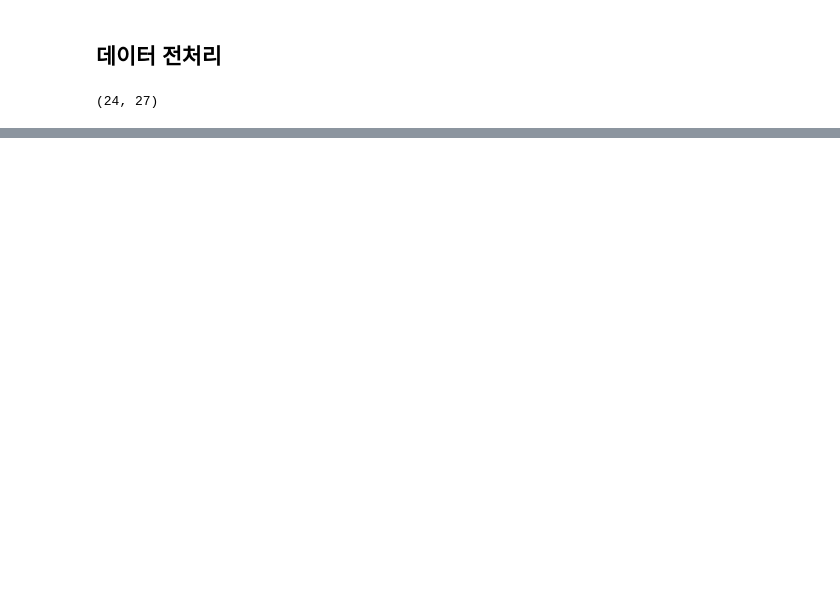
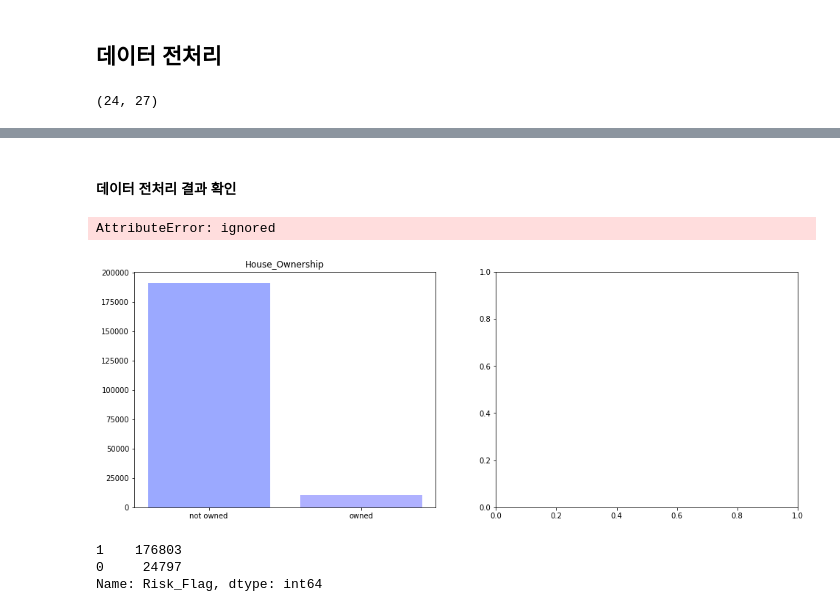
Before and after one commit to hwon-n/section6_project1, a Jupyter notebook: CP1.ipynb, the cells around one changed output, grey strips where cells are left out. Saved outputs shown, nothing was run; the diff lists cells and outputs as text; code cells hidden in the pictures; blank space fills up the shorter version.

```diff
--- a/CP1.ipynb
+++ b/CP1.ipynb
@@ -187,3 +205,5 @@ liberal_arts = ['Economist', 'Financial_Analyst', 'Magistrate', 'Official', 'Che
 len(natural_sciences), len(liberal_arts)
 # %% [output]
 (24, 27)
+# %%
+not_own = ['rented', 'norent_noown']
@@ -189,0 +281,4 @@ len(natural_sciences), len(liberal_arts)
+# %%
+train = feature(train)
+val = feature(val)
+test = feature(test)
@@ -189,0 +300,50 @@ len(natural_sciences), len(liberal_arts)
+# %% [markdown]
+#### 데이터 전처리 결과 확인
+# %%
+prof = train.Profession.value_counts()
+age = train.Age.value_counts()
+exp = train.Experience.value_counts()
+houseP = train.House_Ownership.value_counts()
+region = train.STATE.value_counts()
+job_yrs = train.CURRENT_JOB_YRS.value_counts()
+# %%
+color1 = ['#9ba9ff', '#afb1ff', '#cebeff', '#eccaff']
+color2 = ['#71a5de', '#abc4ff', '#c1d3fe', '#d7e3fc']
+color3 = ['#a5eeaa', '#c4f39d', '#e3f790', '#f3f98a']
+# %%
+plt.figure(figsize = (25, 13))
+
+plt.subplot(2, 3, 1)
+plt.bar(houseP.index, houseP.values, color = color1)
+plt.title('House_Ownership')
+
+plt.subplot(2, 3, 2)
+plt.bar(age.index, age.values, color = color3)
+plt.title('Age')
+
+plt.subplot(2, 3, 3)
+plt.bar(exp.index, exp.values, color = color1)
+plt.title('Experience')
+
+plt.subplot(2, 3, 4)
+plt.bar(prof.index, prof.values, color = color3)
+plt.title('Profession')
+
+plt.subplot(2, 3, 5)
+plt.bar(region.index, region.values, color = color1)
+plt.title('State')
+
+plt.subplot(2, 3, 6)
+plt.bar(job_yrs.index, job_yrs.values, color = color3)
+plt.title('CURRENT JOB YEARS')
+
+plt.show()
+# %% [output]
+AttributeError: ignored
+[figure, added]
+# %%
+train.Risk_Flag.value_counts()
+# %% [output]
+1    176803
+0     24797
+Name: Risk_Flag, dtype: int64
```
Also changed, not shown: parts of 12 cells of this notebook.
